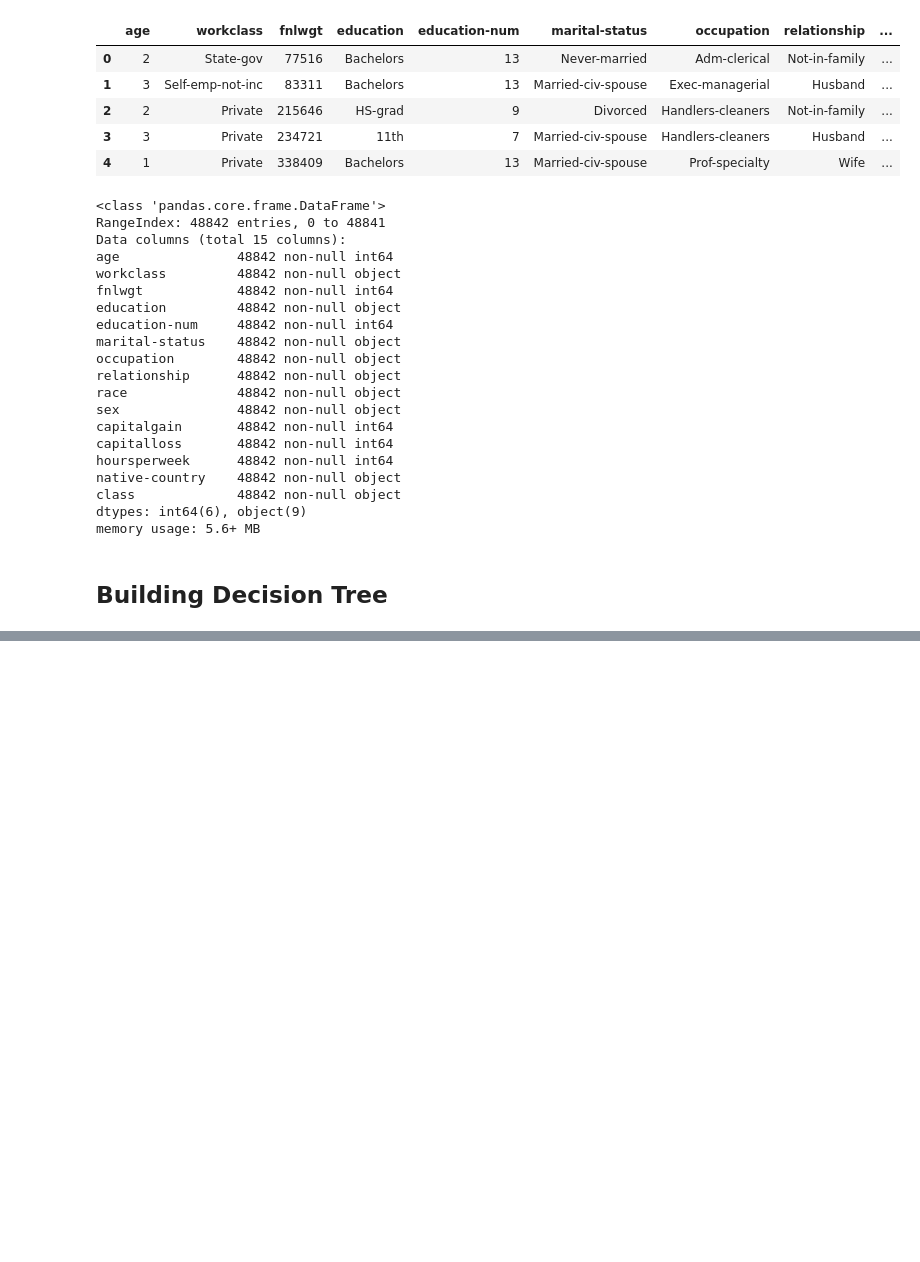
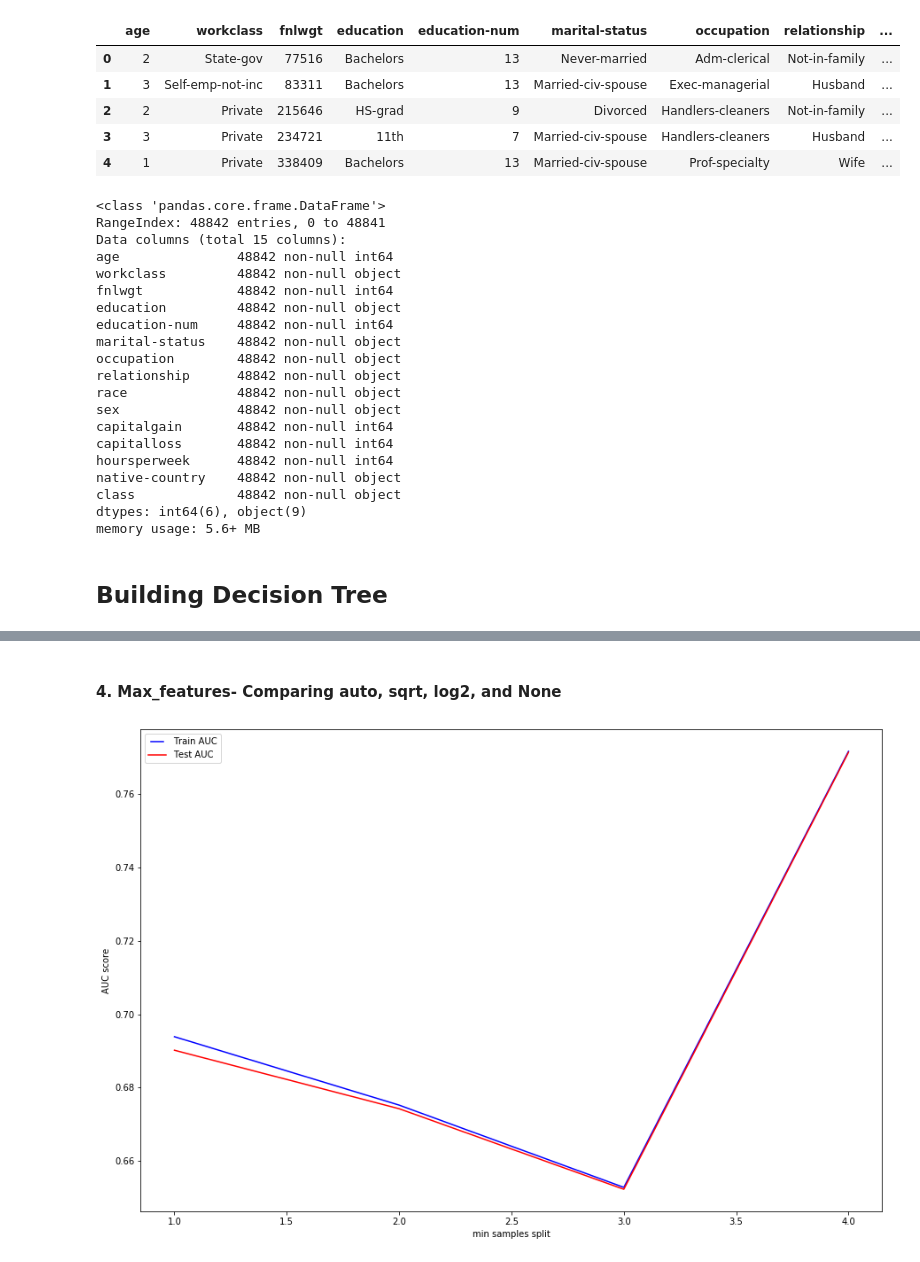
Before and after one commit to chungtseng96/Census-Income-with-Tree-Based-Models, a Jupyter notebook: model/Model Development.ipynb, the cells around one changed output, grey strips where cells are left out. Drawn from its saved outputs; the diff is of its cells as text; code cells hidden in the pictures; blank space fills up the shorter version.

```diff
--- a/model/Model Development.ipynb
+++ b/model/Model Development.ipynb
@@ -134,0 +254,6 @@ dot = Digraph(comment = 'The Round Table')
+# %%
+tree_clf_4 = DecisionTreeClassifier(max_depth = 9, min_samples_split = 0.05, min_samples_leaf = 0.001)
+tree_clf_4.fit(X_train, y_train)
+tree_clf_4_pred = tree_clf_4.predict(X_test)
+tree4_res = model_eval(y_test, tree_clf_4_pred)
+tree4_res
@@ -134,0 +268,30 @@ dot = Digraph(comment = 'The Round Table')
+# %% [markdown]
+#### 4. Max_features- Comparing auto, sqrt, log2, and None
+# %%
+features = ['auto','sqrt','log2',None]
+train_res = []
+test_res = []
+for n in features:
+    dt = DecisionTreeClassifier(max_depth = 9, min_samples_split = 0.05, min_samples_leaf = .001, max_features = n)
+    dt.fit(X_train, y_train)
+
+    train_pred = dt.predict(X_train)
+
+    fpr, tpr, t = roc_curve(y_train, train_pred)
+    roc_auc = auc(fpr, tpr)
+    train_res.append(roc_auc)
+
+    y_pred = dt.predict(X_test)
+    fpr, tpr, t = roc_curve(y_test, y_pred)
+    roc_auc = auc(fpr, tpr)
+    test_res.append(roc_auc)
+
+f, ax = plt.subplots(figsize=(15, 10))
+train_line, = plt.plot(np.linspace(1, 4, 4), train_res, 'b', label='Train AUC')
+test_line, = plt.plot(np.linspace(1, 4, 4), test_res, 'r', label='Test AUC')
+plt.legend(handler_map={train_line: HandlerLine2D(numpoints=2)})
+plt.ylabel('AUC score')
+plt.xlabel('min samples split')
+plt.show()
+# %% [output]
+[figure, added]
```
Also changed, not shown: parts of 33 cells of this notebook, 4 other files.
